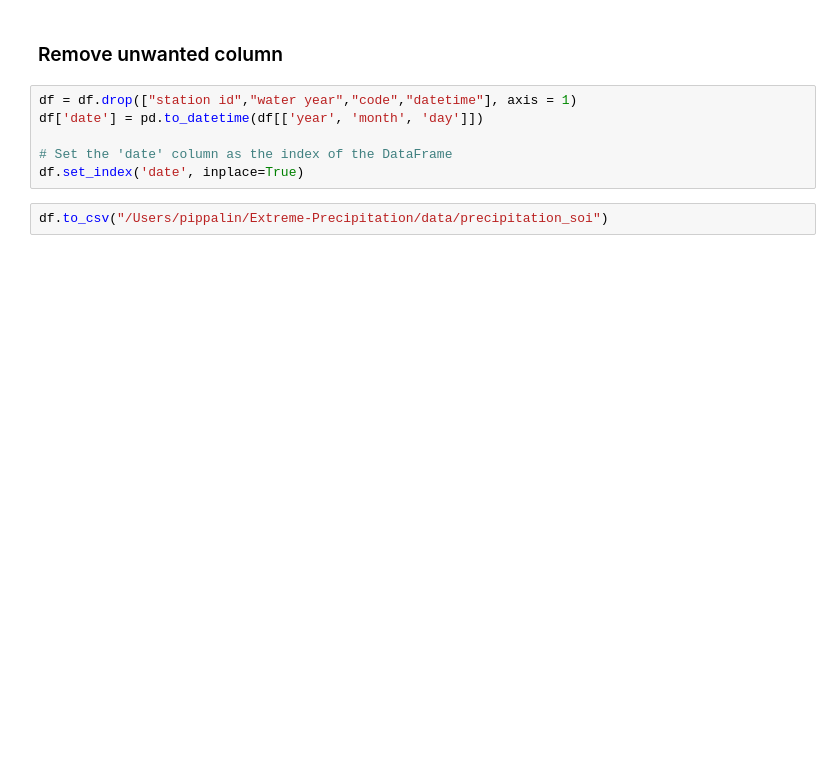
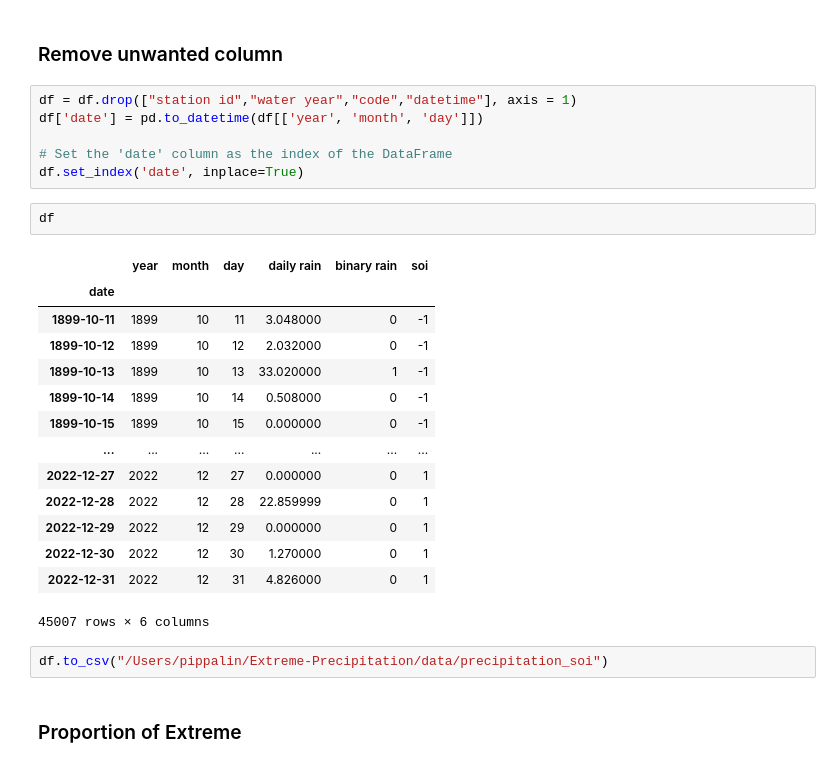
Before and after one commit to pippahtlin/Extreme-Precipitation, a Jupyter notebook: Import Data.ipynb, the cells around one changed output. Saved outputs shown, nothing was run; the diff lists cells and outputs as text; blank space fills up the shorter version.

```diff
--- a/Import Data.ipynb
+++ b/Import Data.ipynb
@@ -290,5 +282,24 @@ df['date'] = pd.to_datetime(df[['year', 'month', 'day']])
 
 # Set the 'date' column as the index of the DataFrame
 df.set_index('date', inplace=True)
+# %%
+df
+# %% [output]
+|  | year | month | day | daily rain | binary rain | soi |
+| date |  |  |  |  |  |  |
+| 1899-10-11 | 1899 | 10 | 11 | 3.048000 | 0 | -1 |
+| 1899-10-12 | 1899 | 10 | 12 | 2.032000 | 0 | -1 |
+| 1899-10-13 | 1899 | 10 | 13 | 33.020000 | 1 | -1 |
+| 1899-10-14 | 1899 | 10 | 14 | 0.508000 | 0 | -1 |
+| 1899-10-15 | 1899 | 10 | 15 | 0.000000 | 0 | -1 |
+| ... | ... | ... | ... | ... | ... | ... |
+| 2022-12-27 | 2022 | 12 | 27 | 0.000000 | 0 | 1 |
+| 2022-12-28 | 2022 | 12 | 28 | 22.859999 | 0 | 1 |
+| 2022-12-29 | 2022 | 12 | 29 | 0.000000 | 0 | 1 |
+| 2022-12-30 | 2022 | 12 | 30 | 1.270000 | 0 | 1 |
+| 2022-12-31 | 2022 | 12 | 31 | 4.826000 | 0 | 1 |
+45007 rows × 6 columns
 # %%
 df.to_csv("/Users/pippalin/Extreme-Precipitation/data/precipitation_soi")
+# %% [markdown]
+### Proportion of Extreme
```
Also changed, not shown: parts of 6 cells of this notebook, 1 other file.
